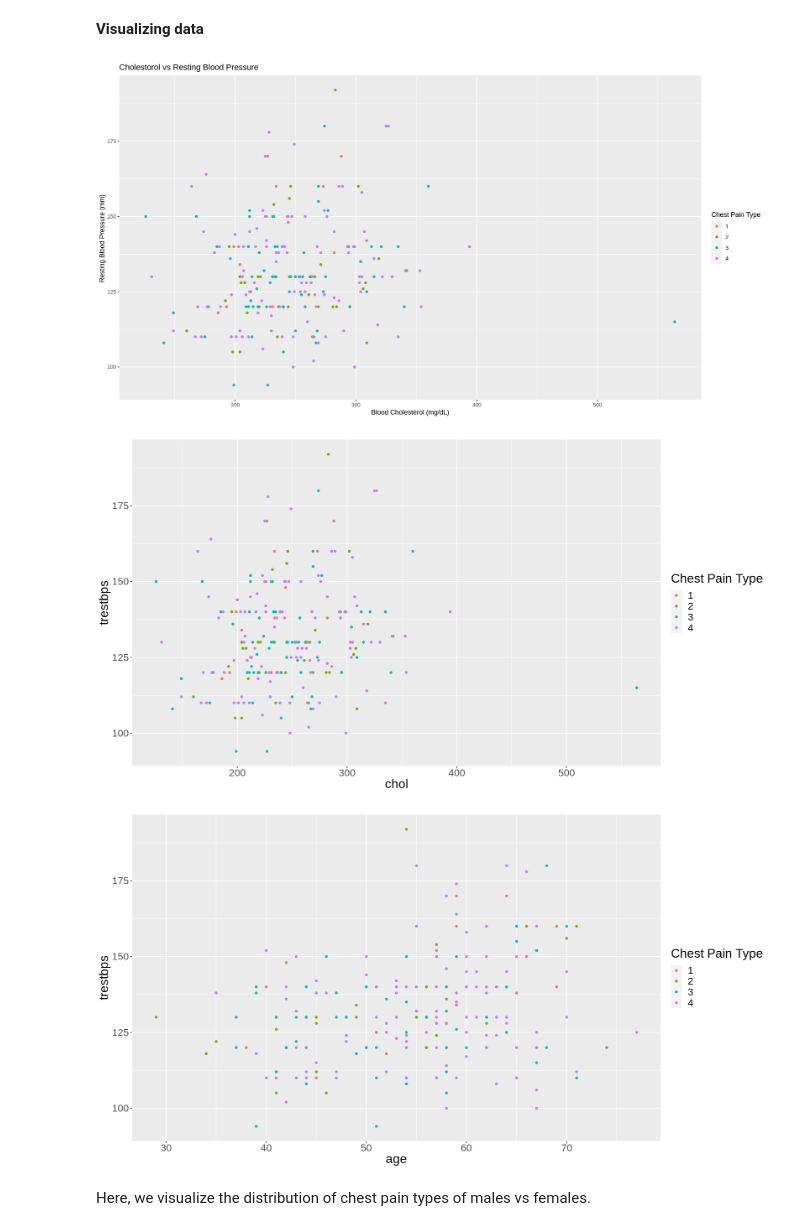
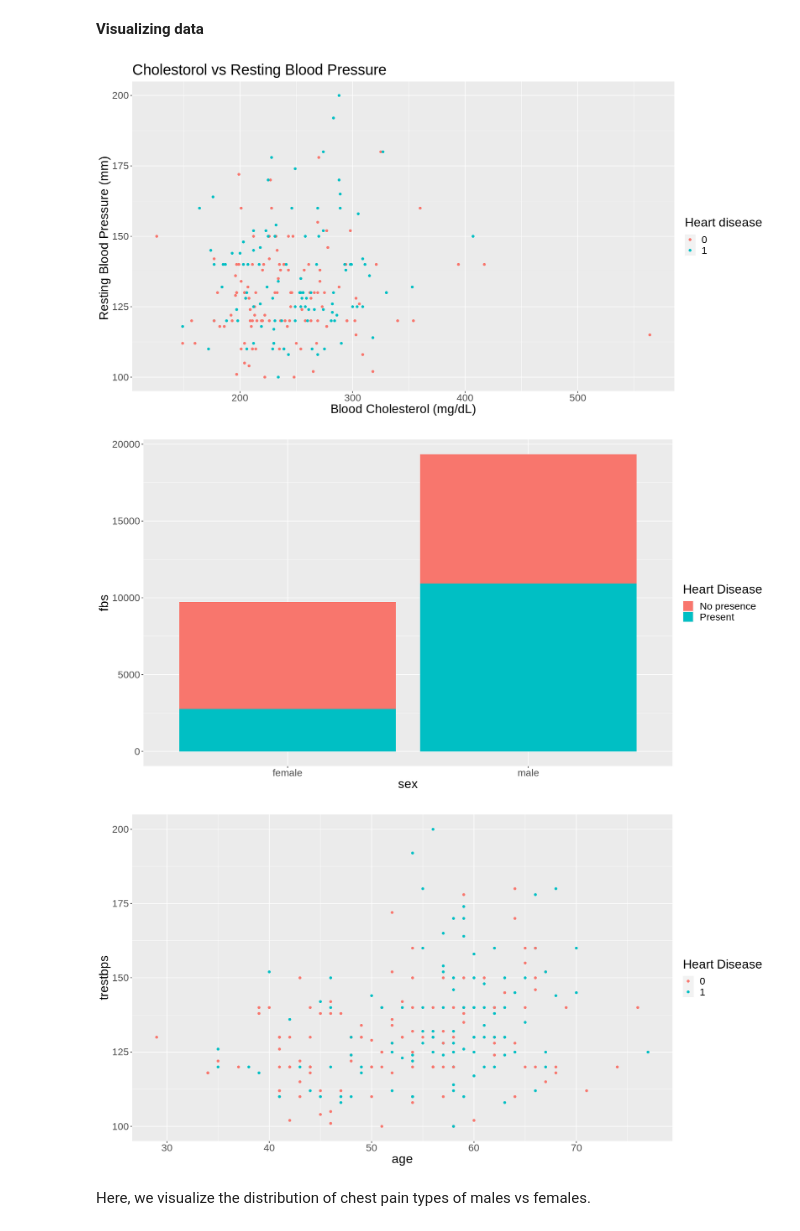
Before and after one commit to Yuvitee/DSCI-100-project, a Jupyter notebook: Heart Disease Proposal.ipynb, the cells around one changed output. Cells and saved outputs as stored; diff of their text form; code cells hidden in the pictures.

```diff
--- a/Heart Disease Proposal.ipynb
+++ b/Heart Disease Proposal.ipynb
@@ -111,7 +119,0 @@ Then we can split the data into training and testing data
-# %%
-chest_pain_split <- initial_split(filtered_data, prop = 0.75, strata = cp)
-chest_pain_train <- training(chest_pain_split)
-chest_pain_test <- testing(chest_pain_split)
-
-chest_pain_train
-chest_pain_test
@@ -160,0 +142,7 @@ A tibble: 222 × 14
+# %%
+heart_split <- initial_split(final_data, prop = 0.75, strata = cp)
+heart_train <- training(chest_pain_split)
+heart_test <- testing(chest_pain_split)
+
+heart_train
+heart_test
@@ -279,35 +286,36 @@ We can see from the graph that the four different types are not evenly distribut
 # %%
 options(repr.plot.width = 15, repr.plot.height = 8)
 
-trestbps_vs_chol <- type_train_data |>
-    ggplot(aes(x = chol , y = trestbps, color = cp))+
+trestbps_vs_chol <- heart_train |>
+    ggplot(aes(x = chol , y = trestbps, color = num))+
     geom_point()+
-    labs(x = "Blood Cholesterol (mg/dL)", y = "Resting Blood Pressure (mm) ", color = "Chest Pain Type") +
-    scale_fill_discrete(name = "Chest Pain Type", labels = c("Typical Angina", "Atypical Angina", "Non-Anginal Pain", "Asymptomatic")) +
-    ggtitle("Cholestorol vs Resting Blood Pressure")
+    labs(x = "Blood Cholesterol (mg/dL)", y = "Resting Blood Pressure (mm) ", color = "Heart disease", labels = c("No presence", "Present")) +
+    ggtitle("Cholestorol vs Resting Blood Pressure")+
+    theme(text = element_text(size = 20))
 trestbps_vs_chol
 # %% [output]
-[figure, old version]
+[figure, new version]
 # %%
-trestbps_vs_chol <- type_train_data |>
-    ggplot(aes(x = chol , y = trestbps, color = cp)) +
-    geom_point() +
-    labs(x = "chol", y = "trestbps", color = "Chest Pain Type") +
-    scale_fill_discrete(name = "Chest Pain Type", labels = c("Typical Angina", "Atypical Angina", "Non-Anginal Pain", "Asymptomatic")) +
+age_plot  <- heart_train |>
+    mutate(sex = ifelse(sex == 1, "male", "female")) |>
+    mutate(sex = as_factor(sex)) |>
+    ggplot(aes(x = sex , y = trestbps, fill = num)) +
+    geom_bar(stat = "identity") +
+    labs(x = "sex", y = "fbs", fill = "Heart Disease") +
+    scale_fill_discrete(name = "Heart Disease", labels = c("No presence", "Present")) +
     theme(text = element_text(size = 20))
-trestbps_vs_chol
+sex_vs_fbs
 # %% [output]
-[figure, old version]
+[figure, new version]
 # %%
-trestbps_vs_age <- type_train_data |>
-    ggplot(aes(x = age , y = trestbps, color = cp)) +
+trestbps_vs_age <- heart_train |>
+    ggplot(aes(x = age , y = trestbps, color = num)) +
     geom_point() +
-    labs(x = "age", y = "trestbps", color = "Chest Pain Type") +
-    scale_fill_discrete(name = "Chest Pain Type", labels = c("Typical Angina", "Atypical Angina", "Non-Anginal Pain", "Asymptomatic")) +
+    labs(x = "age", y = "trestbps", color = "Heart Disease") +
     theme(text = element_text(size = 20))
 trestbps_vs_age
 # %% [output]
-[figure, old version]
+[figure, new version]
 # %% [markdown]
 Here, we visualize the distribution of chest pain types of males vs females.
 # %%
```
Also changed, not shown: parts of 19 cells of this notebook.
